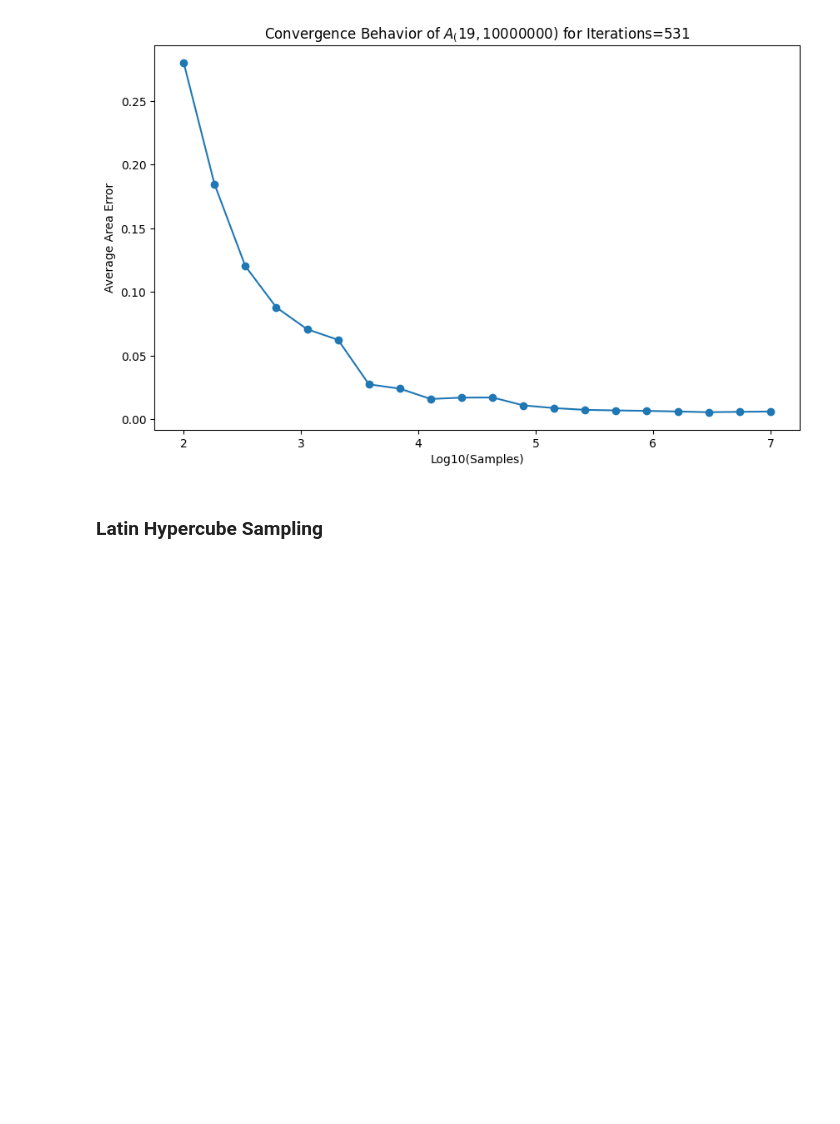
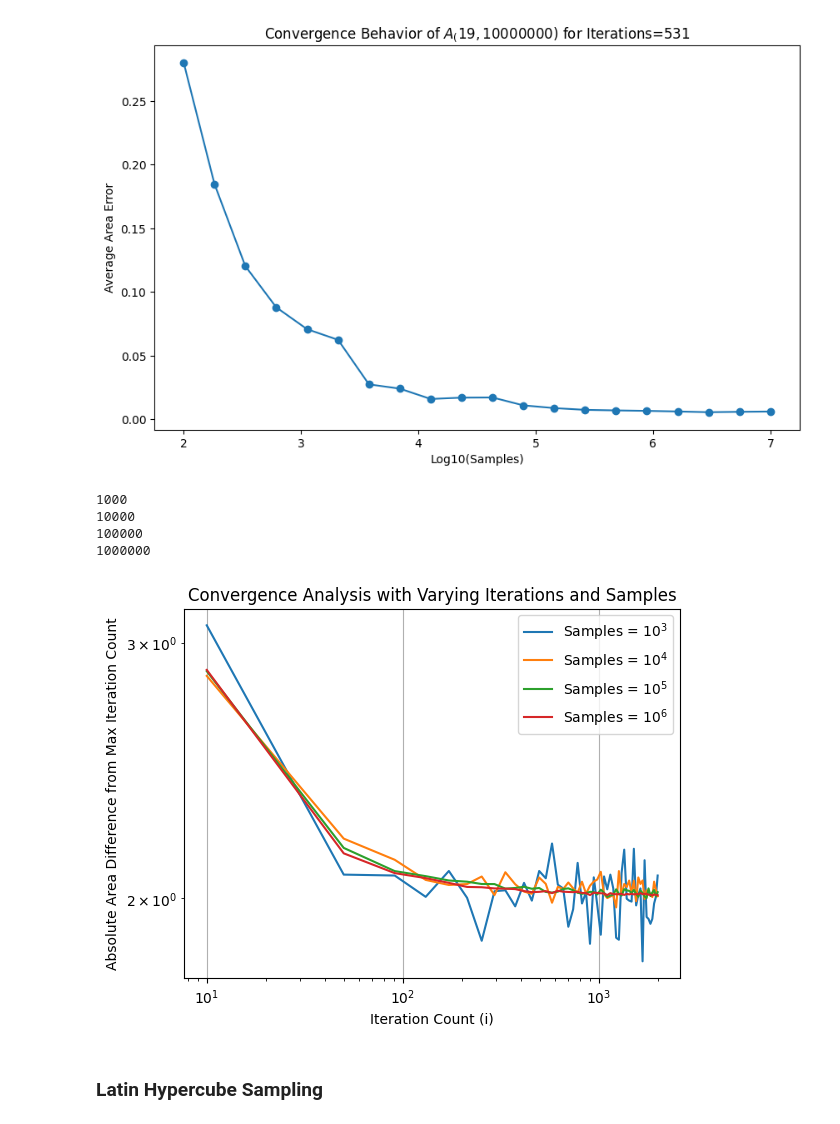
Before and after one commit to reqctoe/STSIM_ass1, a Jupyter notebook: ElinevandeLagemaat_11892900_AdrianRuesink_12195669_EzradeCleen_12042137.ipynb, the cells around one changed output. Saved outputs shown, nothing was run; the diff lists cells and outputs as text; code cells hidden in the pictures; blank space fills up the shorter version.

Commit message:
add_noarray__convergence_plot

```diff
--- a/ElinevandeLagemaat_11892900_AdrianRuesink_12195669_EzradeCleen_12042137.ipynb
+++ b/ElinevandeLagemaat_11892900_AdrianRuesink_12195669_EzradeCleen_12042137.ipynb
@@ -73,7 +73,7 @@ def update(frame):
 # %% [markdown]
 ### Sampling functions
 # %%
-# random monte carlo
+# random monte carlo premade array
 def monte_carlo(samples, array):
 
     array_size = array.shape[0]
@@ -102,6 +102,24 @@ def latin_hypercube(n_samples, array):
     inside = np.sum(array[x,y] == max_iter)
 
     return (inside / n_samples) * 9
+
+# random monte carlo without array, so all points can be calculated
+def monte_carlo_no_array(samples, max_iter = 500):
+
+    # Setting the ranges and calculating the total area
+    x = np.random.uniform(-2, 1, size=samples)
+    y = np.random.uniform(-1.5, 1.5, size=samples)
+    total_area = 3 * 3
+
+    inside = 0
+
+    # sample n random points and check if they are inside the mandelbrot set
+    for i in range(samples):
+        iter = mandelbroth(x[i], y[i], max_iter)
+        if iter == max_iter:
+            inside += 1
+
+    return (inside / samples) * total_area
 # %% [markdown]
 ### Full Mandelbrot plot
 # %%
@@ -222,6 +240,50 @@ plt.show()
 # %% [output]
 [figure]
 [figure]
+# %%
+# Takes about 15 minutes to compute, change max_iter or samples to speed up
+
+max_iter = 2000
+sample_range = np.logspace(3, 6, 4, dtype=int)
+iteration_steps = np.linspace(10, max_iter, 50, dtype=int)
+
+area_differences = np.zeros((len(sample_range), len(iteration_steps)))
+
+# Compute the areas for different combinations of i and
+for s_index, s in enumerate(sample_range):
+
+    # Calculate the area for the maximum iteration count
+    area_max = monte_carlo_no_array(s, max_iter)
+
+    for i_index, i in enumerate(iteration_steps):
+        area_i = 0
+
+        # Apply variance reduction by averaging over 10 simulations
+        for _ in range(10):
+            area_i += monte_carlo_no_array(s, i)
+
+
+        area_differences[s_index, i_index] = np.abs(area_i - area_max)/3
+
+# Plot the differences as a function of i for each s
+for s_index, s in enumerate(sample_range):
+    plt.plot(iteration_steps, area_differences[s_index, :], label=f'Samples = $10^{s_index+3}$')
+
+plt.xlabel('Iteration Count (i)')
+plt.ylabel('Absolute Area Difference from Max Iteration Count')
+plt.yscale('log')
+plt.xscale('log')
+plt.legend()
+plt.title('Convergence Analysis with Varying Iterations and Samples')
+plt.grid(True)
+plt.savefig("convergence.png",dpi= 1000)
+plt.show()
+# %% [output]
+1000
+10000
+100000
+1000000
+[figure, added]
 # %% [markdown]
 ### Latin Hypercube Sampling
 # %%
```
Also changed, not shown: 1 other file.
